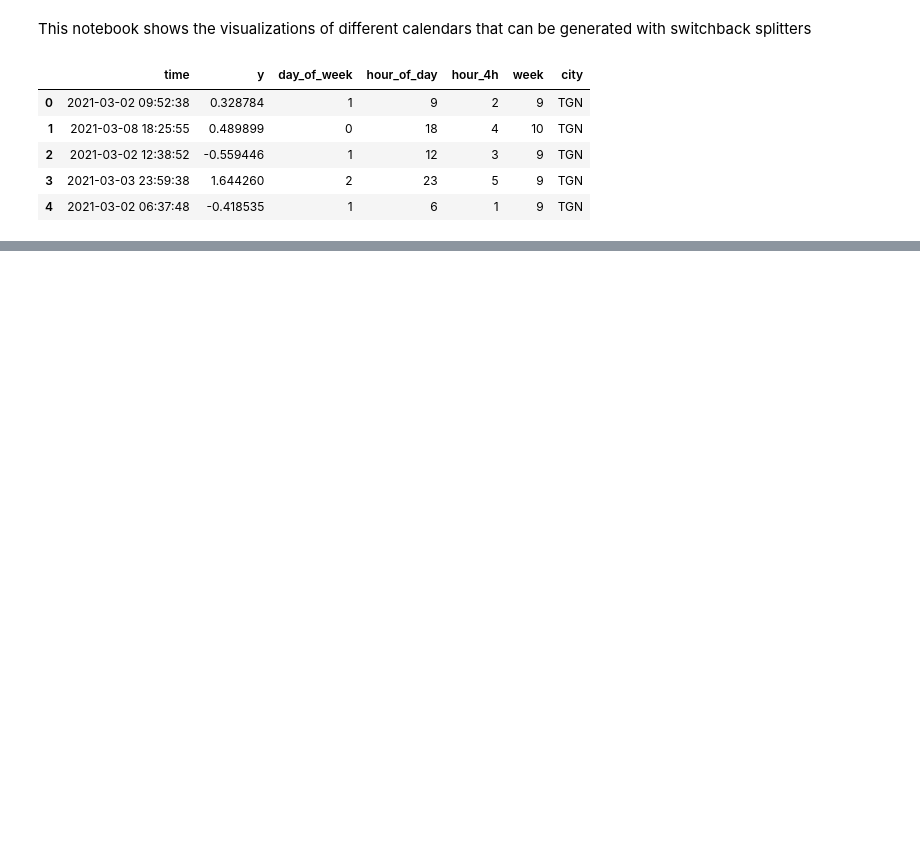
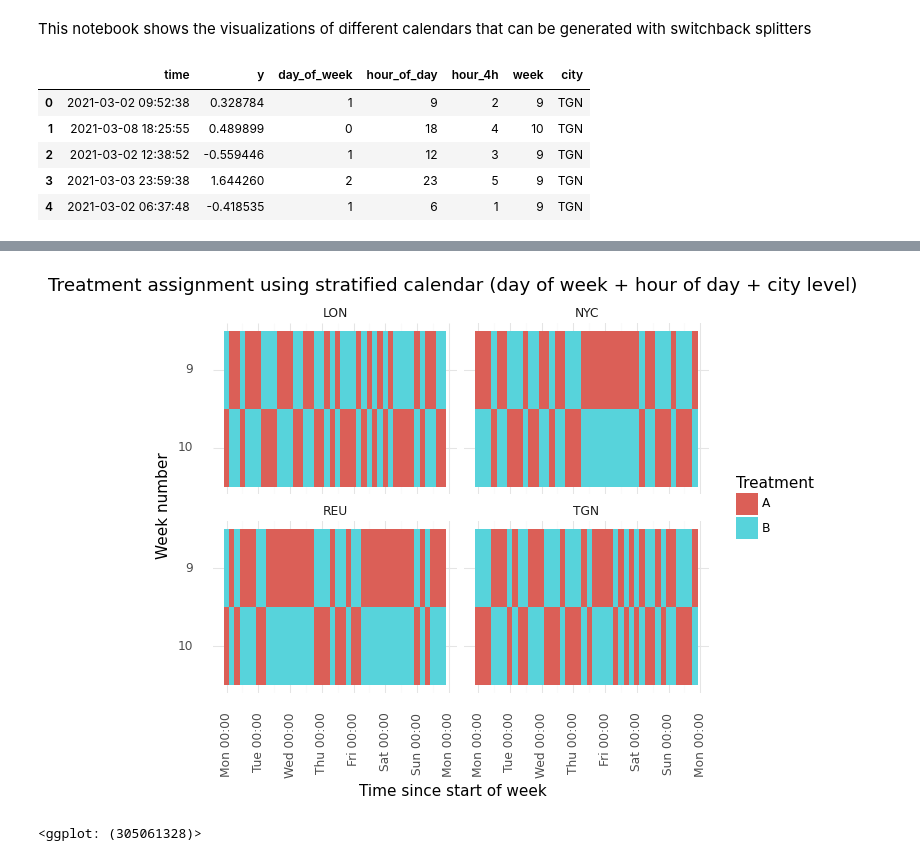
Before and after one commit to david26694/cluster-experiments, a Jupyter notebook: docs/plot_calendars_hours.ipynb, the cells around one changed output, grey strips where cells are left out. Cells and saved outputs as stored; diff of their text form; code cells hidden in the pictures; blank space fills up the shorter version.

```diff
--- a/docs/plot_calendars_hours.ipynb
+++ b/docs/plot_calendars_hours.ipynb
@@ -176,0 +177,19 @@ plot_calendar(power.splitter, df, "stratified calendar (day of week + city level
+# %%
+# Stratified - city + day of week + hour of day level
+config = {
+    "time_col": "time",
+    "switch_frequency": "4h",
+    "perturbator": "uniform",
+    "analysis": "ols_clustered",
+    "splitter": "switchback_stratified",
+    "cluster_cols": ["time", "city"],
+    "strata_cols": ["day_of_week", "hour_4h", "city"],
+    "target_col": "y",
+}
+
+power = PowerAnalysis.from_dict(config)
+
+plot_calendar(power.splitter, df, "stratified calendar (day of week + hour of day + city level)")
+# %% [output]
+[figure, added]
+<ggplot: (305061328)>
```
Also changed, not shown: parts of 5 cells of this notebook.
